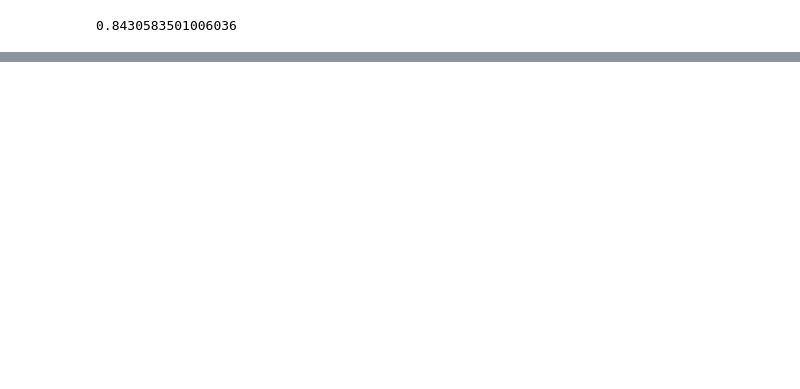
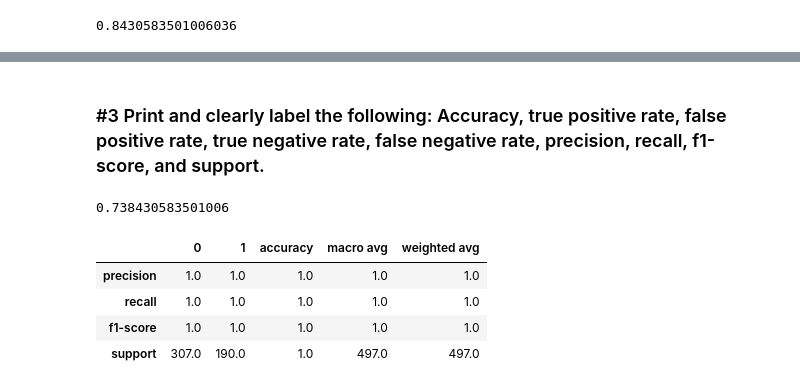
Before and after one commit to natasharivers/Classifications, a Jupyter notebook: model.ipynb, the cells around one changed output, grey strips where cells are left out. Cells and saved outputs as stored; diff of their text form; code cells hidden in the pictures; blank space fills up the shorter version.

```diff
--- a/model.ipynb
+++ b/model.ipynb
@@ -665,0 +451,10 @@ from sklearn.neighbors import KNeighborsClassifier
+# %%
+#only using the following columns
+X_cols = ['pclass', 'fare', 'alone', 'Q', 'S']
+
+#only trying to see who survived or died
+y_col = 'survived'
+
+X_train, y_train = train[X_cols], train[y_col]
+X_validate, y_validate = validate[X_cols], validate[y_col]
+X_test, y_test = test[X_cols], test[y_col]
@@ -679,0 +474,9 @@ train['correct'] = train.prediction == train.survived
+# %%
+for k in range(1, 15):
+    knn = KNeighborsClassifier(n_neighbors=k)
+    knn.fit(X_train, y_train)
+    print(f'Model:{k}')
+    print(f'training score: {knn.score(X_train, y_train):.2%}')
+    print(f'validate score: {knn.score(X_validate, y_validate):.2%}')
+    print(f'accuracy score: {knn.score(X_test, y_test):.2%}')
+    print ('________________________')
@@ -679,0 +501,7 @@ train['correct'] = train.prediction == train.survived
+# %%
+#this shows that K of 13 has best accuracy
+for k in range(1, 20):
+    knn = KNeighborsClassifier(n_neighbors=k)
+    knn.fit(X_train, y_train)
+    accuracy = knn.score(X_test, y_test)
+    print(f'{k:2d}: {accuracy:.2%}')
@@ -679,0 +528,21 @@ train['correct'] = train.prediction == train.survived
+# %% [markdown]
+### #3 Print and clearly label the following: Accuracy, true positive rate, false positive rate, true negative rate, false negative rate, precision, recall, f1-score, and support.
+# %%
+#create the thing
+knn = KNeighborsClassifier(n_neighbors=13)
+
+#fit the thing
+knn.fit(X_train, y_train)
+
+#score the thing
+knn.score(X_train, y_train)
+# %% [output]
+0.738430583501006
+# %%
+pd.DataFrame(classification_report(y_train, y_train, output_dict=True))
+# %% [output]
+|  | 0 | 1 | accuracy | macro avg | weighted avg |
+| precision | 1.0 | 1.0 | 1.0 | 1.0 | 1.0 |
+| recall | 1.0 | 1.0 | 1.0 | 1.0 | 1.0 |
+| f1-score | 1.0 | 1.0 | 1.0 | 1.0 | 1.0 |
+| support | 307.0 | 190.0 | 1.0 | 497.0 | 497.0 |
```
Also changed, not shown: parts of 68 cells of this notebook.
